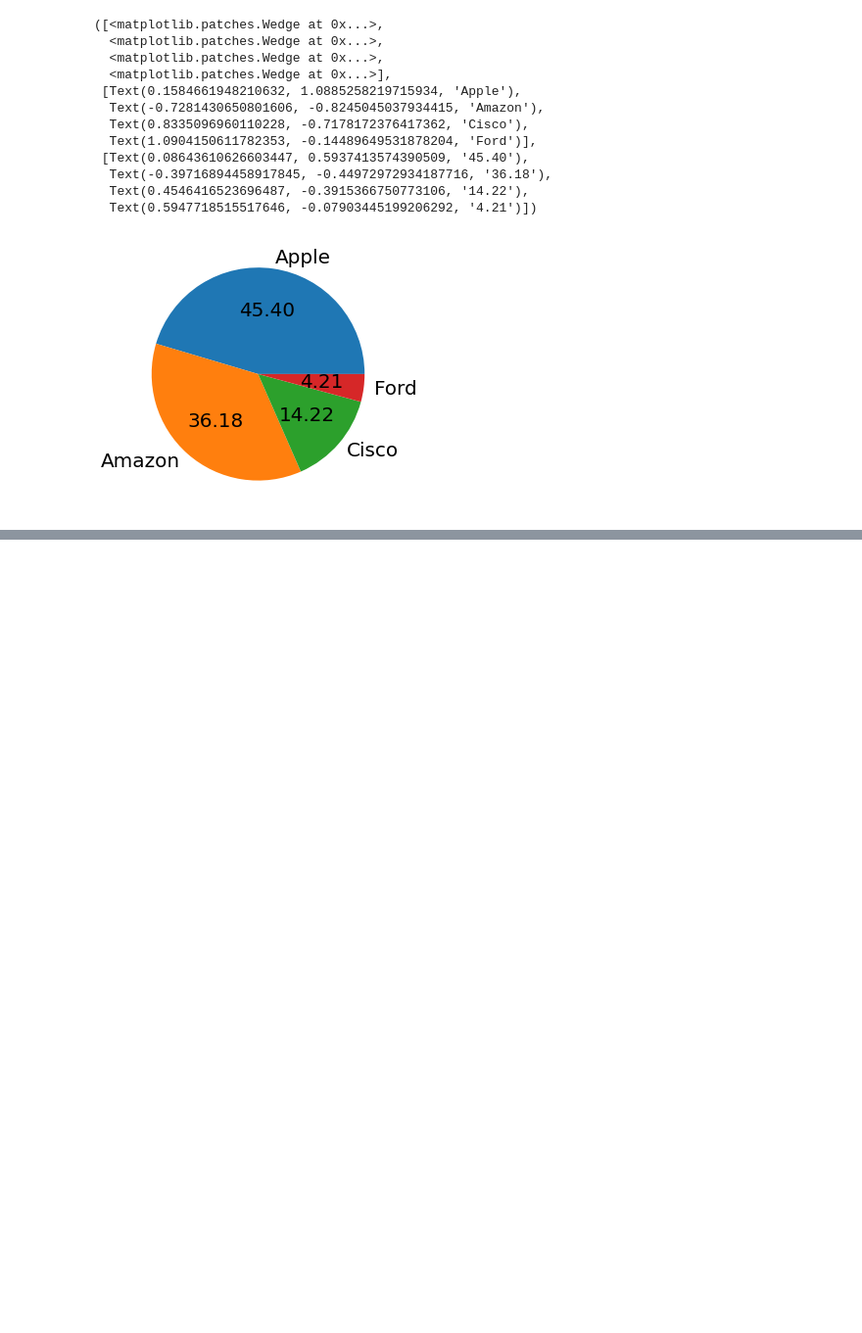
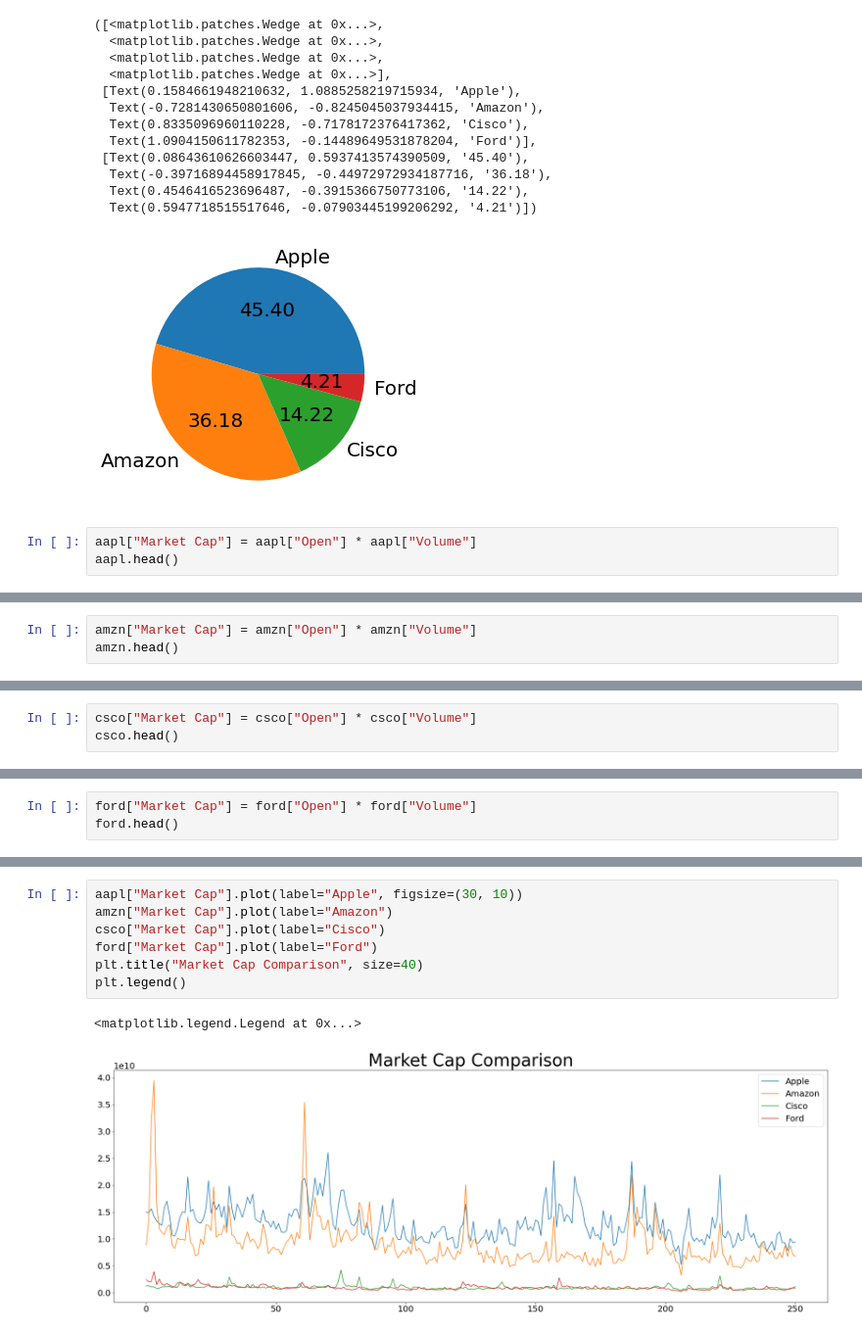
Before and after one commit to SparkyGoLarky/SparkyGoLarky, a Jupyter notebook: Compare_trading_volume_of_stocks_with_Python.ipynb, the cells around one changed output, grey strips where cells are left out. Shown at 98% size. Cells and saved outputs as stored; diff of their text form; blank space fills up the shorter version.

```diff
--- a/Compare_trading_volume_of_stocks_with_Python.ipynb
+++ b/Compare_trading_volume_of_stocks_with_Python.ipynb
@@ -82,3 +82,6 @@ plt.pie(close_average, labels=labels, autopct="%.2f")
   Text(0.4546416523696487, -0.3915366750773106, '14.22'),
   Text(0.5947718515517646, -0.07903445199206292, '4.21')])
 [figure]
+# %%
+aapl["Market Cap"] = aapl["Open"] * aapl["Volume"]
+aapl.head()
@@ -84,0 +95,3 @@ plt.pie(close_average, labels=labels, autopct="%.2f")
+# %%
+amzn["Market Cap"] = amzn["Open"] * amzn["Volume"]
+amzn.head()
@@ -84,0 +105,3 @@ plt.pie(close_average, labels=labels, autopct="%.2f")
+# %%
+csco["Market Cap"] = csco["Open"] * csco["Volume"]
+csco.head()
@@ -84,0 +115,3 @@ plt.pie(close_average, labels=labels, autopct="%.2f")
+# %%
+ford["Market Cap"] = ford["Open"] * ford["Volume"]
+ford.head()
@@ -84,0 +125,10 @@ plt.pie(close_average, labels=labels, autopct="%.2f")
+# %%
+aapl["Market Cap"].plot(label="Apple", figsize=(30, 10))
+amzn["Market Cap"].plot(label="Amazon")
+csco["Market Cap"].plot(label="Cisco")
+ford["Market Cap"].plot(label="Ford")
+plt.title("Market Cap Comparison", size=40)
+plt.legend()
+# %% [output]
+<matplotlib.legend.Legend at 0x...>
+[figure, added]
```
Also changed, not shown: parts of 28 cells of this notebook.
